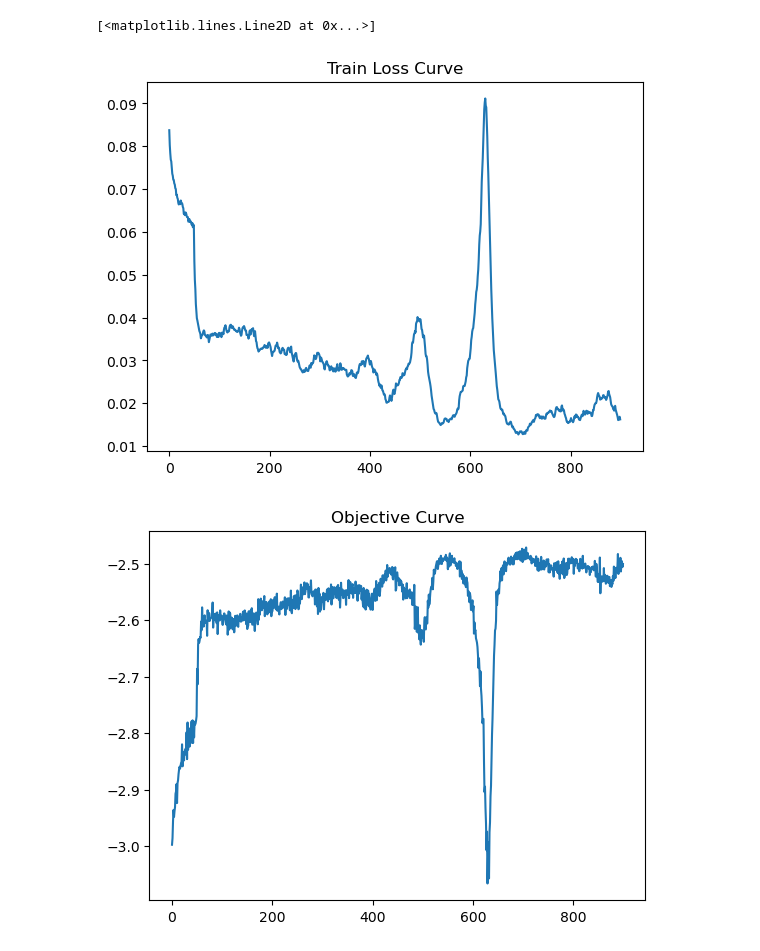
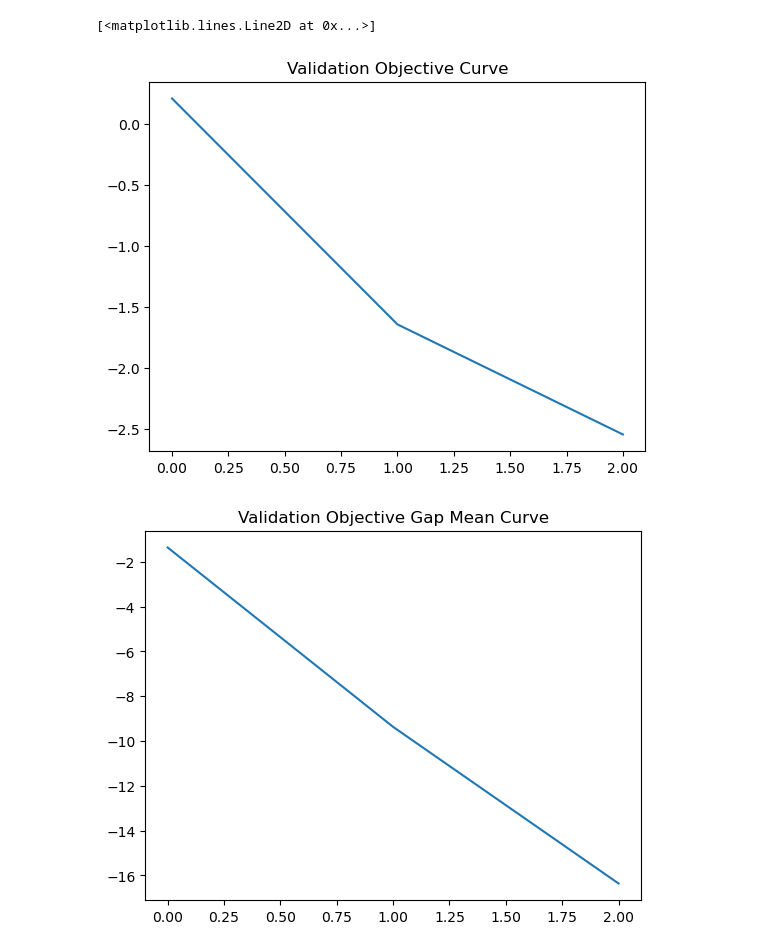
Before and after one commit to xkhainguyen/FSNet, a Jupyter notebook: results/get_results.ipynb, the cells around one changed output. Cells and saved outputs as stored; diff of their text form; code cells hidden in the pictures.

```diff
--- a/results/get_results.ipynb
+++ b/results/get_results.ipynb
@@ -24,7 +24,7 @@ def load_results(file_path):
         return None
 # %%
 rel_path = "/mnt/home/khain/FSNet/"
-dir_path = "results/nonsmooth_nonconvex/socp/SOCPProblem-100-50-50-10000/20251004-211947_MLP_sup_seed0_dropout0.05/results_seed0.pkl"
+dir_path = "results/nonsmooth_nonconvex/socp/SOCPProblem-100-50-50-10000/20251006-095455_MLP_FSNet_seed2_dropout0.1_finetune_20251006-074528_model_900/results.pkl"
 
 results = load_results(rel_path + dir_path)
 # %%
@@ -96,21 +96,32 @@ def get_val_metrics(results):
 # %%
 train_metrics = get_train_metrics(results)
 
-plt.figure()
-plt.title('Train Loss Curve')
-plt.plot(train_metrics['loss'][100:], label='Train Loss')
+# plt.figure()
+# plt.title('Train Loss Curve')
+# plt.plot(train_metrics['loss'][100:], label='Train Loss')
 
-plt.figure()
-plt.title('Objective Curve')
-plt.plot(train_metrics['obj'][100:], label='Train Loss')
+# plt.figure()
+# plt.title('Objective Curve')
+# plt.plot(train_metrics['obj'][500:], label='Train Loss')
+
+# plt.figure()
+# plt.title('Train Eq Violation Curve')
+# plt.plot(train_metrics['eq_violation'][500:], label='Train Eq Violation')
+
+# plt.figure()
+# plt.title('Train Ineq Violation Curve')
+# plt.plot(train_metrics['ineq_violation'][500:], label='Train Ineq Violation')
 
 val_metrics = get_val_metrics(results)
 
 plt.figure()
 plt.title('Validation Objective Curve')
+plt.plot(val_metrics['objective'], label='Val Objective')
 
-plt.plot(val_metrics['objective'], label='Val Objective')
+plt.figure()
+plt.title('Validation Objective Gap Mean Curve')
+plt.plot(val_metrics['opt_gap_mean'], label='Val Objective Gap Mean')
 # %% [output]
 [<matplotlib.lines.Line2D at 0x...>]
-[figure, old version]
+[figure, new version]
-[figure, old version]
+[figure, new version]
```
Also changed, not shown: parts of 4 cells of this notebook, 5 other files.
